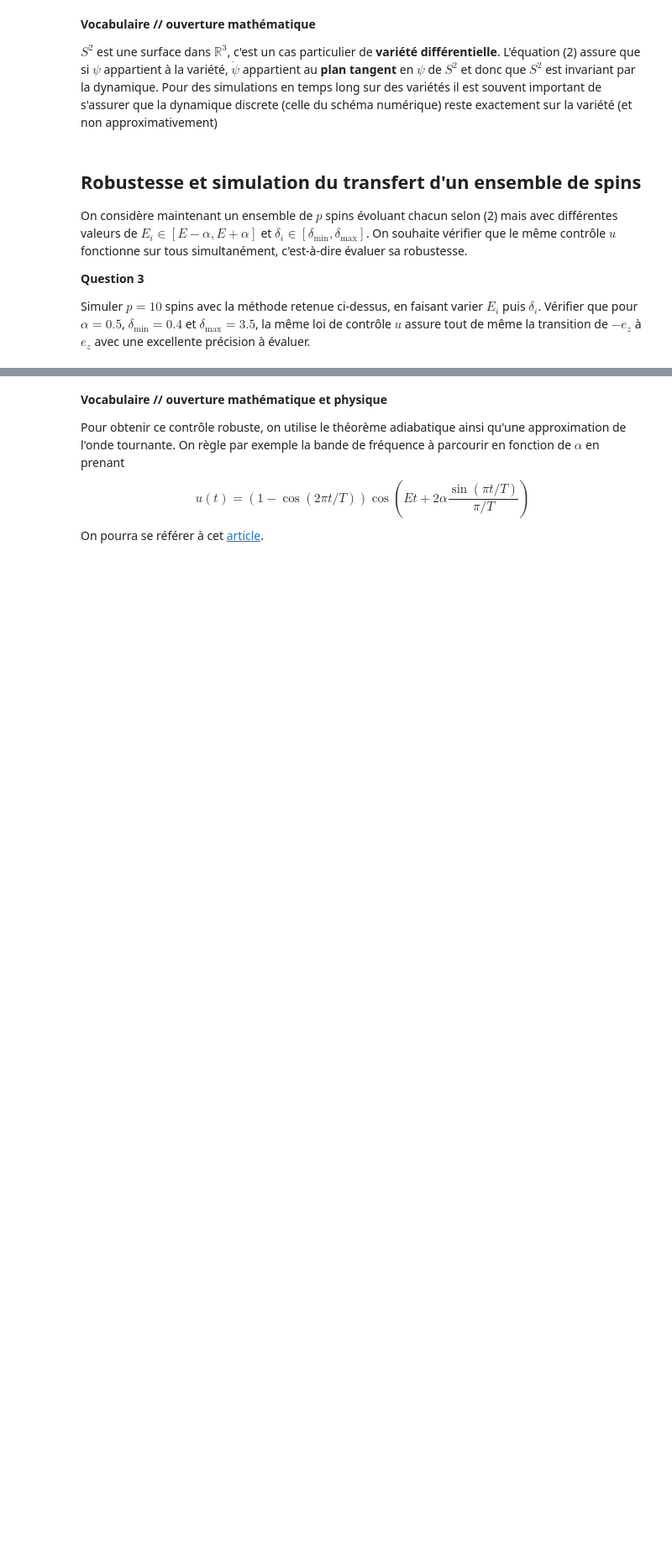
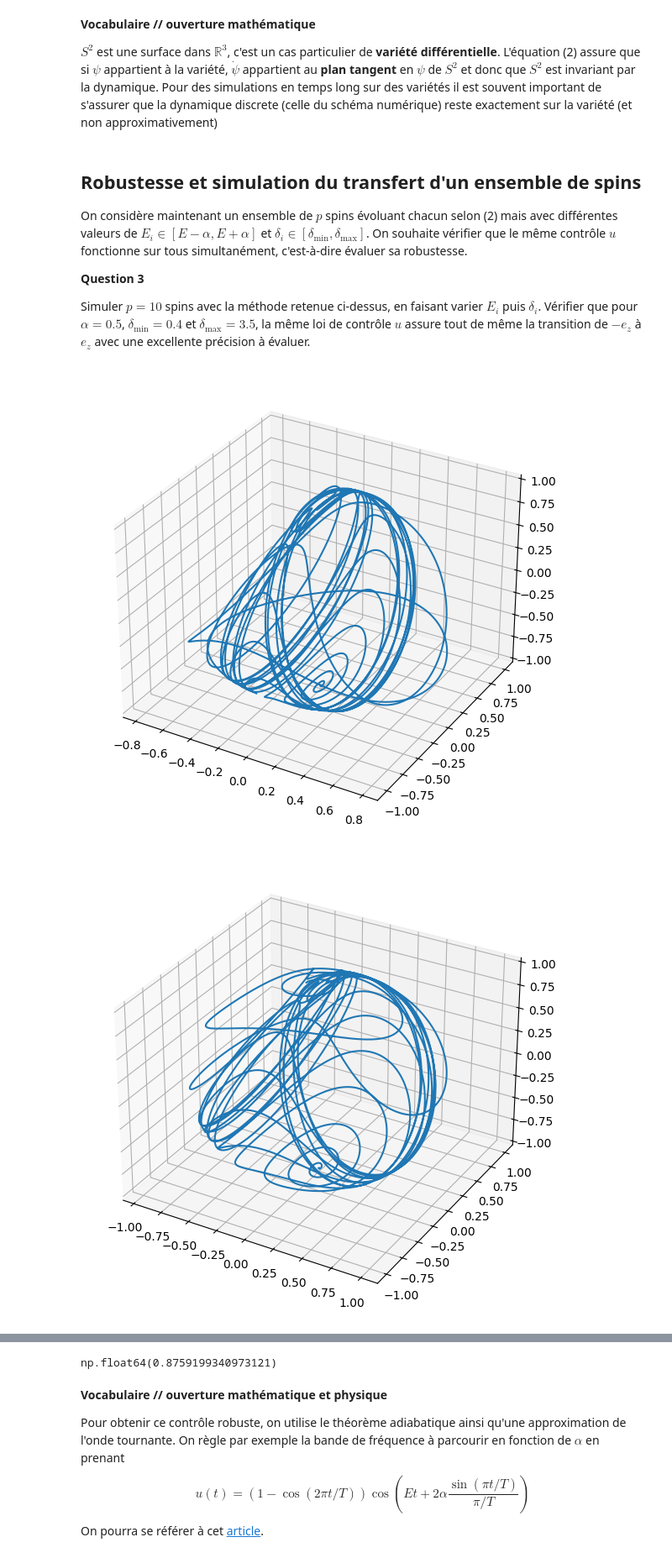
Before and after one commit to AdrienMtz/Projet_numerique_UE11-Groupe_36, a Jupyter notebook: Projet-EquationsDifferentielles-2024.ipynb, the cells around one changed output, grey strips where cells are left out. Shown at 84% size. Cells and saved outputs as stored; diff of their text form; code cells hidden in the pictures; blank space fills up the shorter version.

```diff
--- a/Projet-EquationsDifferentielles-2024.ipynb
+++ b/Projet-EquationsDifferentielles-2024.ipynb
@@ -291,0 +282,5 @@ Simuler $p=10$ spins avec la méthode retenue ci-dessus, en faisant varier $E_i$
+# %%
+simu_systeme(psi_0, 0, T, E, dt, alpha, delta_min, delta_max, p)
+# %% [output]
+[figure, added]
+[figure, added]
@@ -292,3 +295,4 @@ Simuler $p=10$ spins avec la méthode retenue ci-dessus, en faisant varier $E_i$
+np.float64(0.8759199340973121)
 # %% [markdown]
 **Vocabulaire // ouverture mathématique et physique**
 
```
Also changed, not shown: parts of 10 cells of this notebook.
